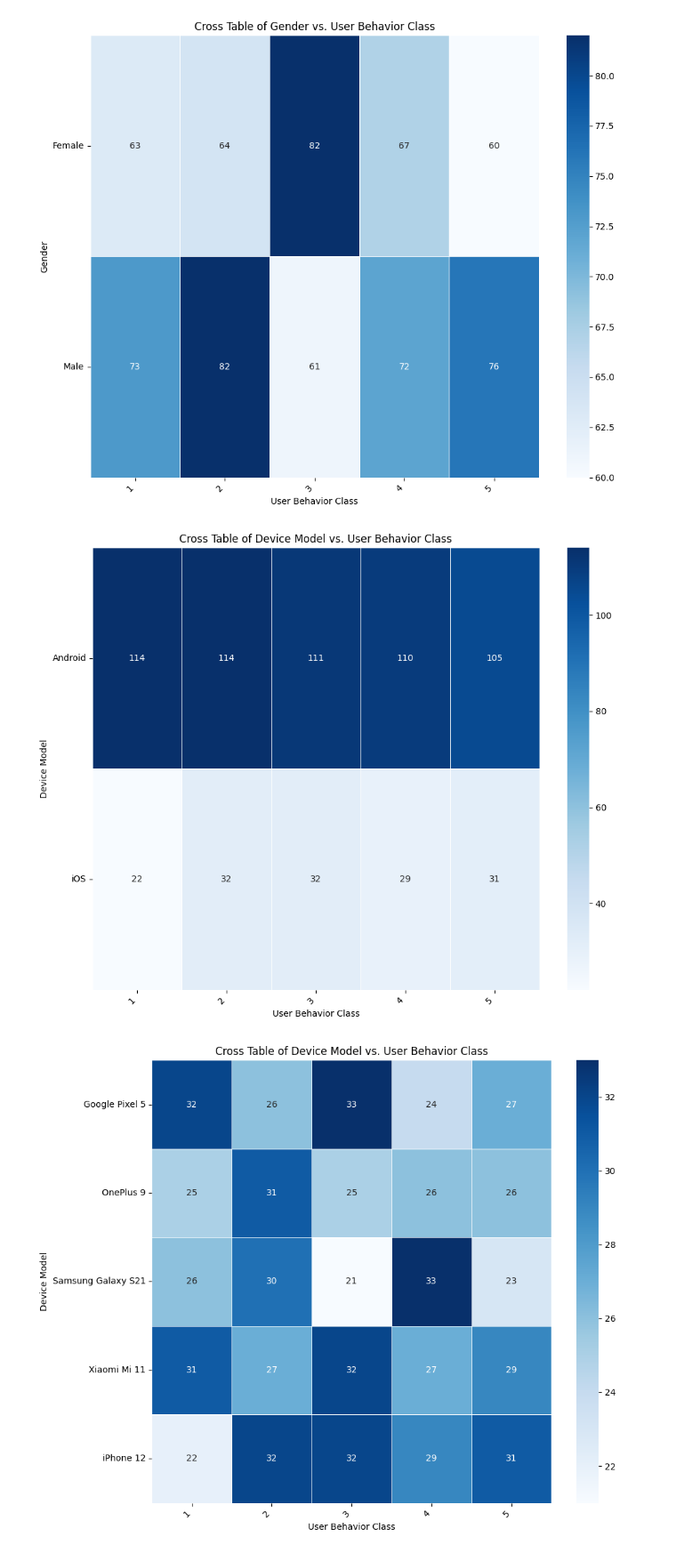
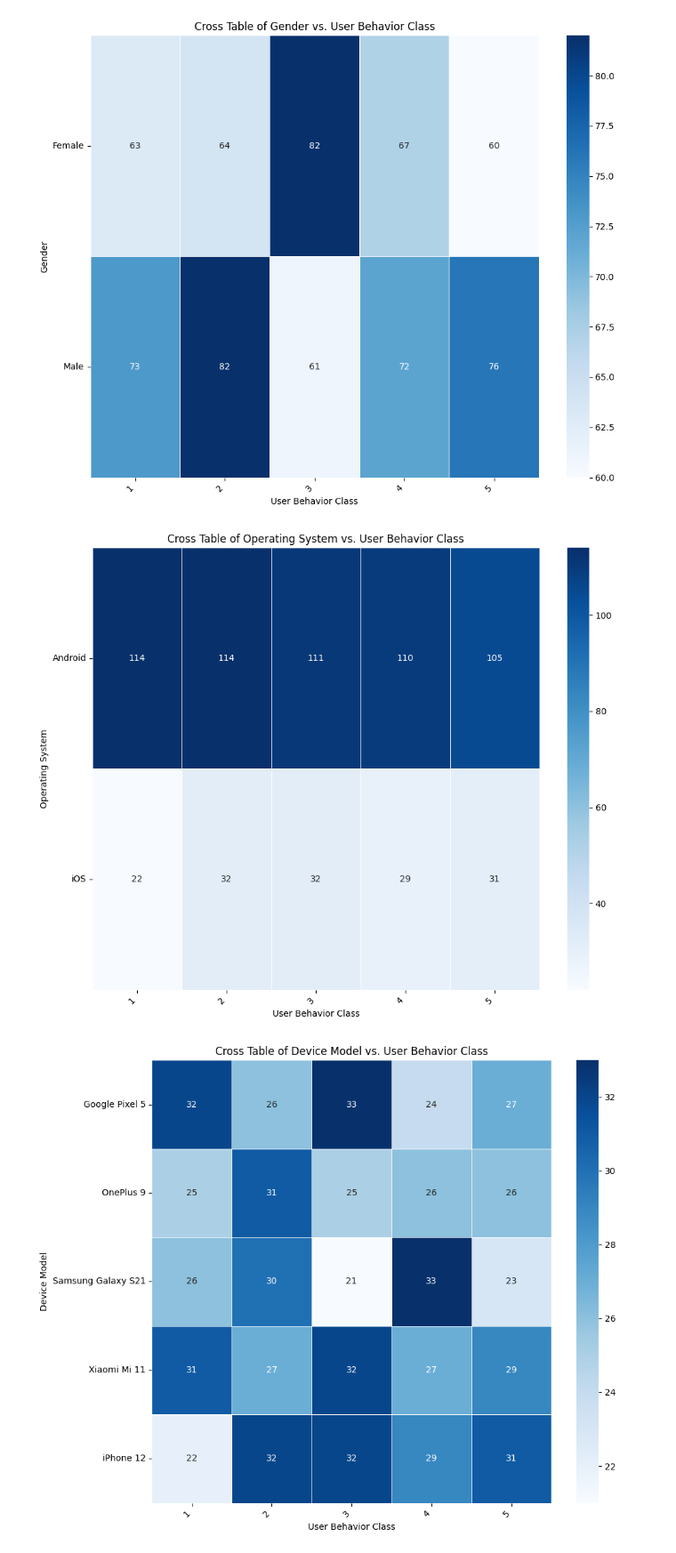
Before and after one commit to annieco29/mobile_user_activity, a Jupyter notebook: notebooks/exploratory_data_analysis.ipynb, the cells around one changed output. Shown at 89% size. Cells and saved outputs as stored; diff of their text form; code cells hidden in the pictures.

```diff
--- a/notebooks/exploratory_data_analysis.ipynb
+++ b/notebooks/exploratory_data_analysis.ipynb
@@ -590,22 +591,22 @@ fig.show()
 # %%
 # Contingency table using pandas crosstab
 cross_tab = pd.crosstab(df['Operating System'], df['User Behavior Class'])
 
 # Heatmap using seaborn
 plt.figure(figsize=(10, 8))
 sns.heatmap(cross_tab, annot=True, cmap="Blues", fmt="d", linewidths=.5)
 
 # Customize the plot
-plt.title('Cross Table of Device Model vs. User Behavior Class')
+plt.title('Cross Table of Operating System vs. User Behavior Class')
 plt.xlabel('User Behavior Class')
-plt.ylabel('Device Model')
+plt.ylabel('Operating System')
 plt.xticks(rotation=45, ha="right")
 plt.yticks(rotation=0)
 
 plt.tight_layout()
 plt.show()
 # %% [output]
-[figure, old version]
+[figure, new version]
 # %%
 # Contingency table using pandas crosstab
 cross_tab = pd.crosstab(df['Device Model'], df['User Behavior Class'])
```
Also changed, not shown: parts of 2 cells of this notebook, 3 other files.
